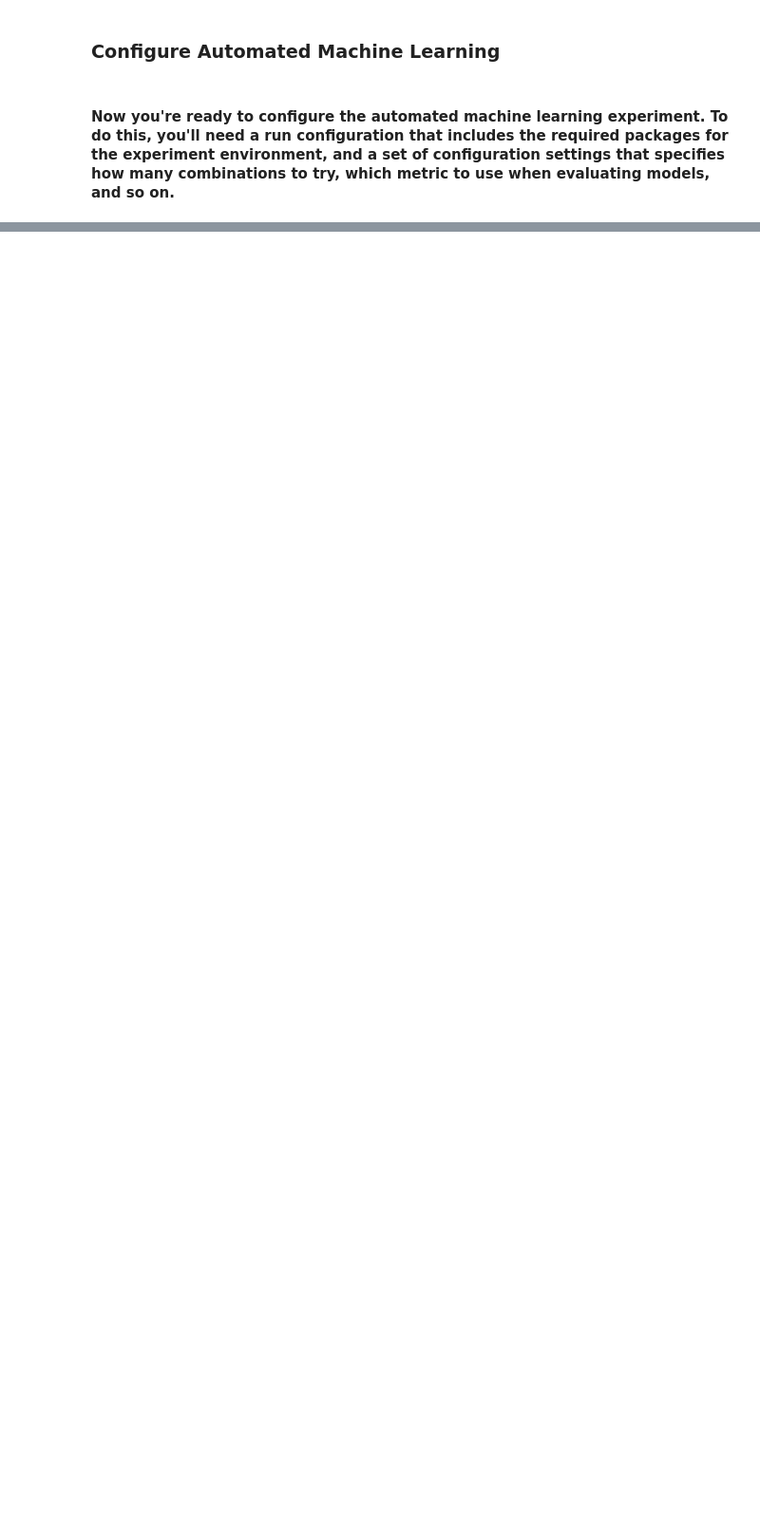
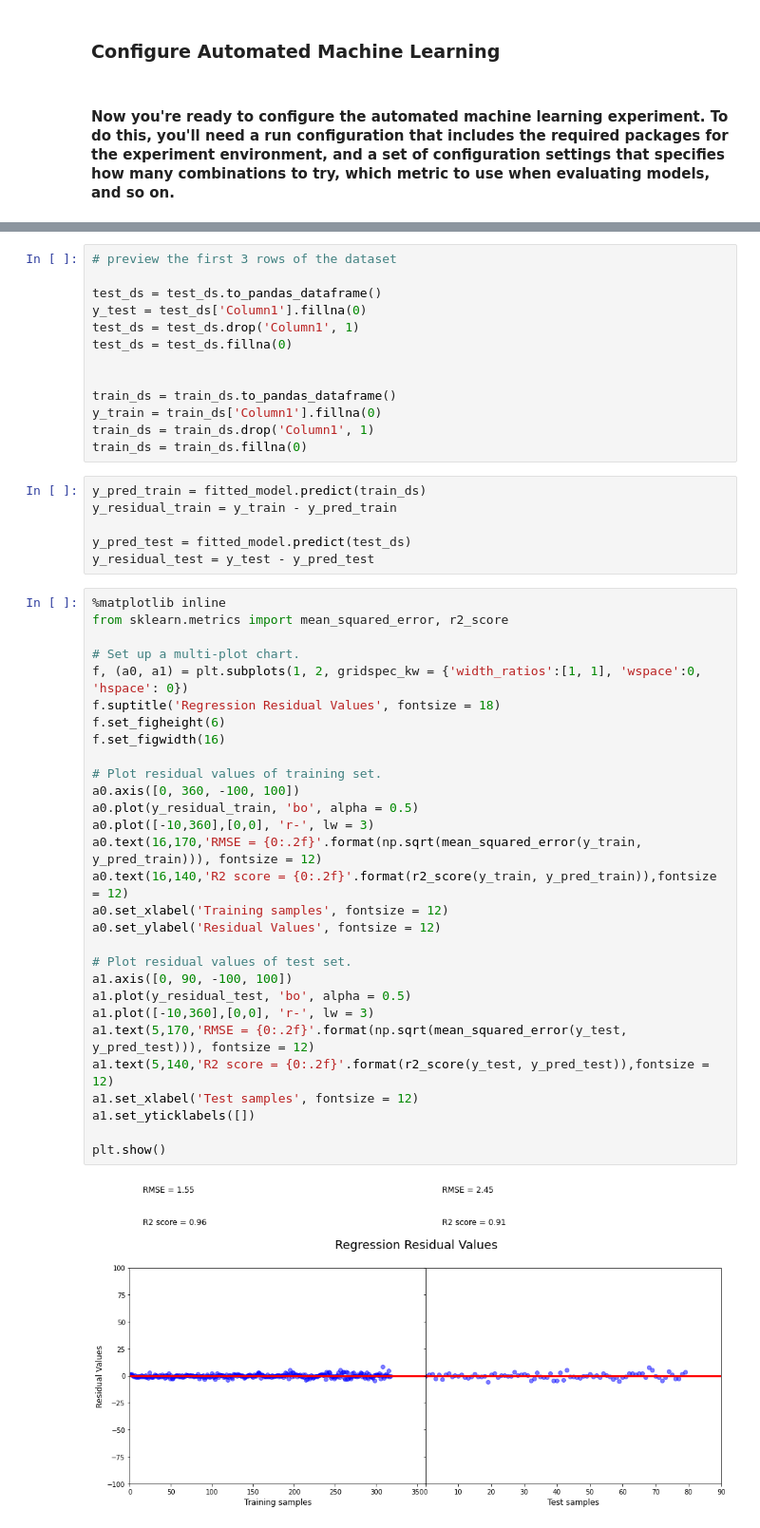
Before and after one commit to sinafakhraee/AMLS, a Jupyter notebook: Automated_Machine_Learning.ipynb, the cells around one changed output, grey strips where cells are left out. Shown at 95% size. Cells and saved outputs as stored; diff of their text form; blank space fills up the shorter version.

Commit message:
added best model evaluation

```diff
--- a/Automated_Machine_Learning.ipynb
+++ b/Automated_Machine_Learning.ipynb
@@ -207,0 +194,50 @@ train_dataset[list(train_dataset.columns)] = min_max_scaler.fit_transform(train_
+# %%
+# preview the first 3 rows of the dataset
+
+test_ds = test_ds.to_pandas_dataframe()
+y_test = test_ds['Column1'].fillna(0)
+test_ds = test_ds.drop('Column1', 1)
+test_ds = test_ds.fillna(0)
+
+
+train_ds = train_ds.to_pandas_dataframe()
+y_train = train_ds['Column1'].fillna(0)
+train_ds = train_ds.drop('Column1', 1)
+train_ds = train_ds.fillna(0)
+# %%
+y_pred_train = fitted_model.predict(train_ds)
+y_residual_train = y_train - y_pred_train
+
+y_pred_test = fitted_model.predict(test_ds)
+y_residual_test = y_test - y_pred_test
+# %%
+%matplotlib inline
+from sklearn.metrics import mean_squared_error, r2_score
+
+# Set up a multi-plot chart.
+f, (a0, a1) = plt.subplots(1, 2, gridspec_kw = {'width_ratios':[1, 1], 'wspace':0, 'hspace': 0})
+f.suptitle('Regression Residual Values', fontsize = 18)
+f.set_figheight(6)
+f.set_figwidth(16)
+
+# Plot residual values of training set.
+a0.axis([0, 360, -100, 100])
+a0.plot(y_residual_train, 'bo', alpha = 0.5)
+a0.plot([-10,360],[0,0], 'r-', lw = 3)
+a0.text(16,170,'RMSE = {0:.2f}'.format(np.sqrt(mean_squared_error(y_train, y_pred_train))), fontsize = 12)
+a0.text(16,140,'R2 score = {0:.2f}'.format(r2_score(y_train, y_pred_train)),fontsize = 12)
+a0.set_xlabel('Training samples', fontsize = 12)
+a0.set_ylabel('Residual Values', fontsize = 12)
+
+# Plot residual values of test set.
+a1.axis([0, 90, -100, 100])
+a1.plot(y_residual_test, 'bo', alpha = 0.5)
+a1.plot([-10,360],[0,0], 'r-', lw = 3)
+a1.text(5,170,'RMSE = {0:.2f}'.format(np.sqrt(mean_squared_error(y_test, y_pred_test))), fontsize = 12)
+a1.text(5,140,'R2 score = {0:.2f}'.format(r2_score(y_test, y_pred_test)),fontsize = 12)
+a1.set_xlabel('Test samples', fontsize = 12)
+a1.set_yticklabels([])
+
+plt.show()
+# %% [output]
+[figure, added]
```
Also changed, not shown: parts of 26 cells of this notebook.
